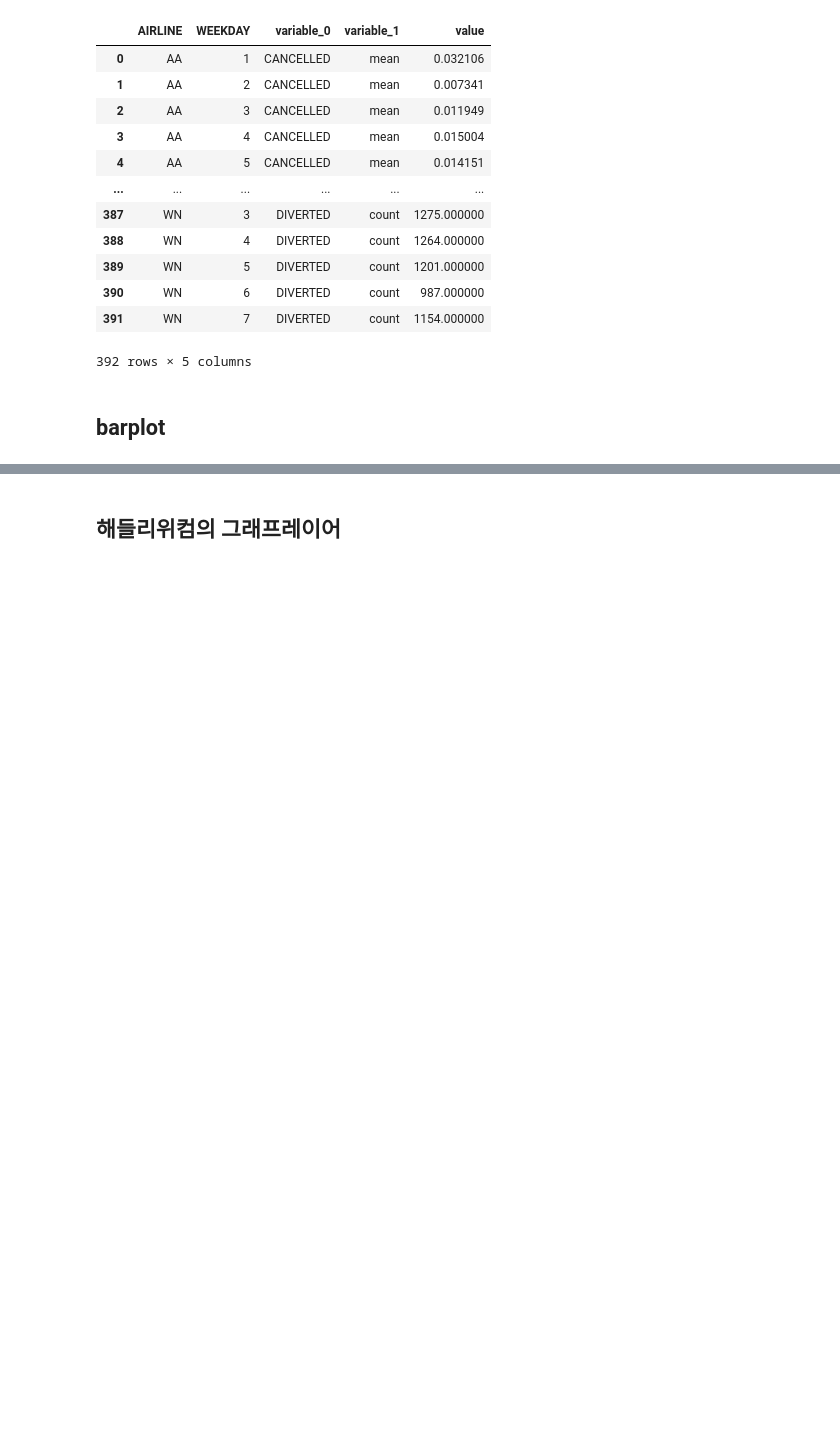
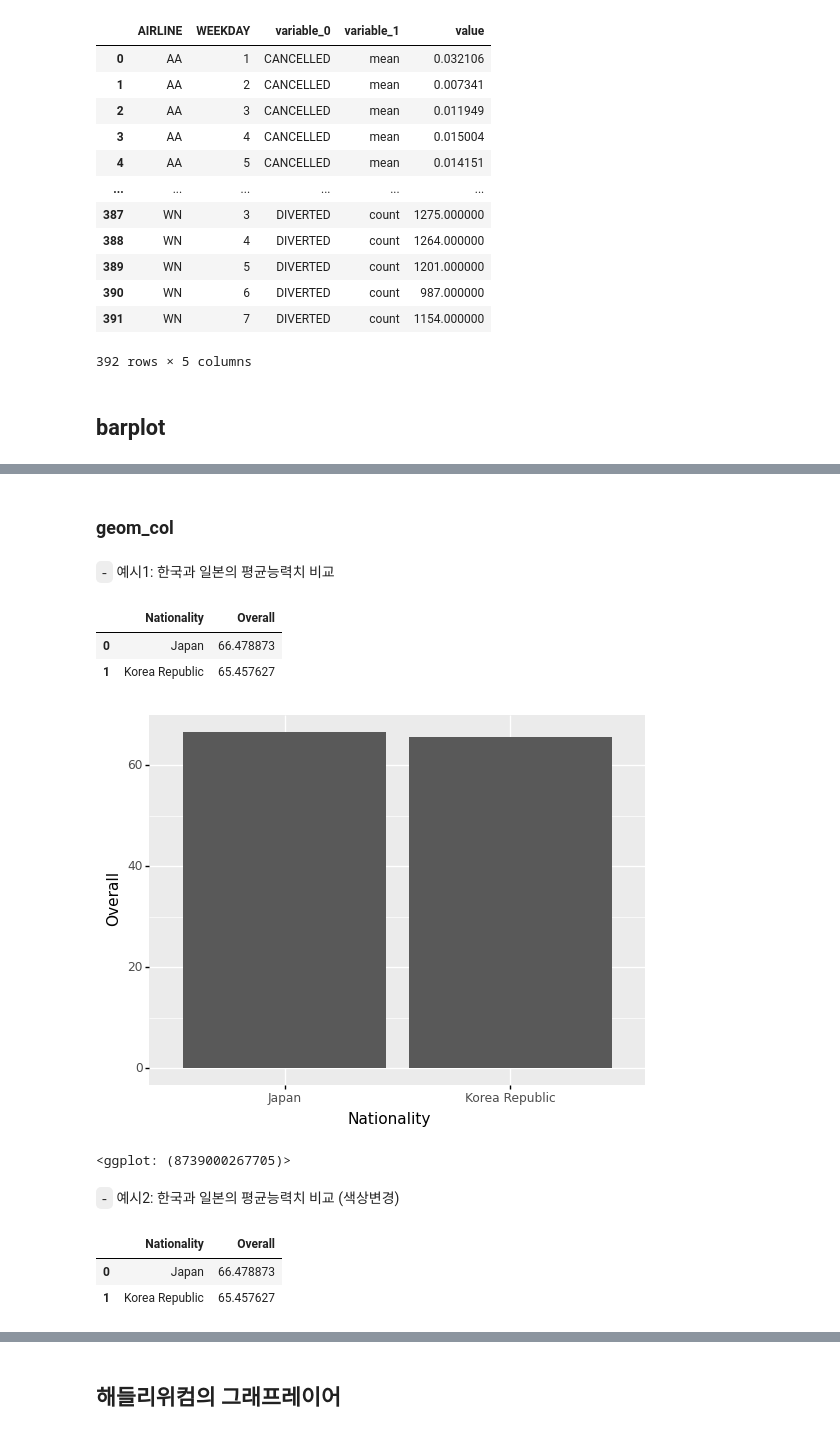
Before and after one commit to guebin/DV2022_backup, a Jupyter notebook: _notebooks/2099-01-01-draft.ipynb, the cells around one changed output, grey strips where cells are left out. Saved outputs shown, nothing was run; the diff lists cells and outputs as text; code cells hidden in the pictures; blank space fills up the shorter version.

```diff
--- a/_notebooks/2099-01-01-draft.ipynb
+++ b/_notebooks/2099-01-01-draft.ipynb
@@ -477,0 +309,3 @@ ggplot(td)+facet_grid('level_1~g')\
+# %%
+df = pd.read_csv('https://raw.githubusercontent.com/guebin/DV2021/master/_notebooks/2021-10-25-FIFA22_official_data.csv').query('Nationality=="Korea Republic" or Nationality=="Japan"')[['Nationality','Overall','Age']].reset_index(drop=True)
+df
@@ -477,0 +326,25 @@ ggplot(td)+facet_grid('level_1~g')\
+# %% [markdown]
+### geom_col
+# %% [markdown]
+`-` 예시1: 한국과 일본의 평균능력치 비교
+# %%
+data = df.groupby('Nationality').agg({'Overall':np.mean}).reset_index()
+data
+# %% [output]
+|  | Nationality | Overall |
+| 0 | Japan | 66.478873 |
+| 1 | Korea Republic | 65.457627 |
+# %%
+ggplot(data)+geom_col(aes(x='Nationality',y='Overall'))
+# %% [output]
+[figure, added]
+<ggplot: (8739000267705)>
+# %% [markdown]
+`-` 예시2: 한국과 일본의 평균능력치 비교 (색상변경)
+# %%
+data = df.groupby('Nationality').agg({'Overall':np.mean}).reset_index()
+data
+# %% [output]
+|  | Nationality | Overall |
+| 0 | Japan | 66.478873 |
+| 1 | Korea Republic | 65.457627 |
```
Also changed, not shown: parts of 73 cells of this notebook.
